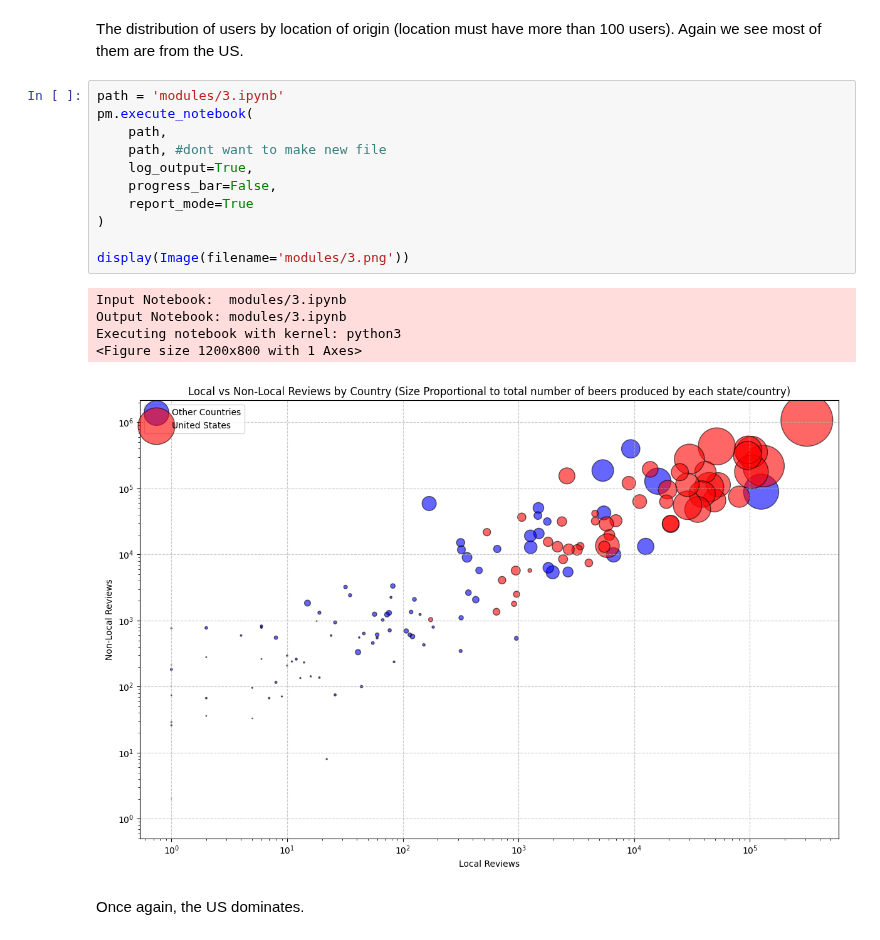
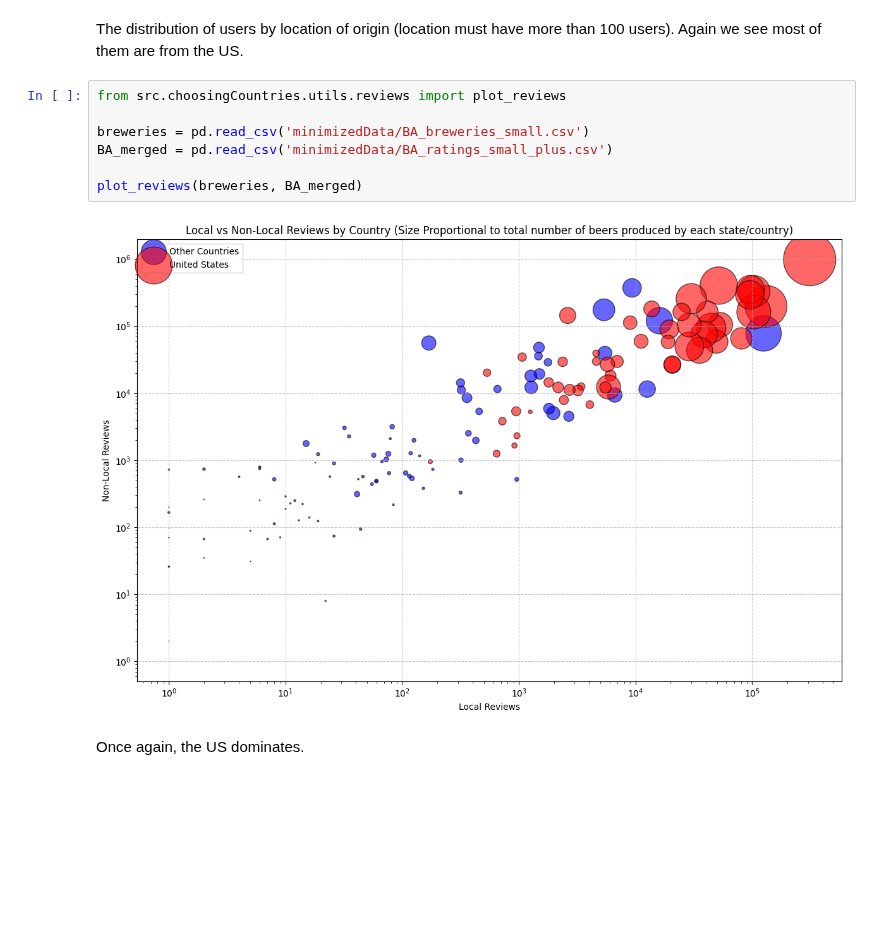
Before and after one commit to epfl-ada/ada-2024-project-x0x0, a Jupyter notebook: results.ipynb, the cells around one changed output. Drawn from its saved outputs; the diff is of its cells as text; blank space fills up the shorter version.

```diff
--- a/results.ipynb
+++ b/results.ipynb
@@ -76,22 +54,14 @@ Users originate from:  194 different locations
 # %% [markdown]
 The distribution of users by location of origin (location must have more than 100 users). Again we see most of them are from the US.
-# %%
-path = 'modules/3.ipynb'
-pm.execute_notebook(
-    path,
-    path, #dont want to make new file
-    log_output=True,
-    progress_bar=False,
-    report_mode=True
-)
-
-display(Image(filename='modules/3.png'))
-# %% [output]
-Input Notebook:  modules/3.ipynb
-Output Notebook: modules/3.ipynb
-Executing notebook with kernel: python3
-<Figure size 1200x800 with 1 Axes>
-[figure, removed]
+# %%
+from src.choosingCountries.utils.reviews import plot_reviews
+
+breweries = pd.read_csv('minimizedData/BA_breweries_small.csv')
+BA_merged = pd.read_csv('minimizedData/BA_ratings_small_plus.csv')
+
+plot_reviews(breweries, BA_merged)
+# %% [output]
+[figure, added]
 # %% [markdown]
 Once again, the US dominates.
 # %% [markdown]
```
Also changed, not shown: parts of 10 cells of this notebook, 18 other files.
